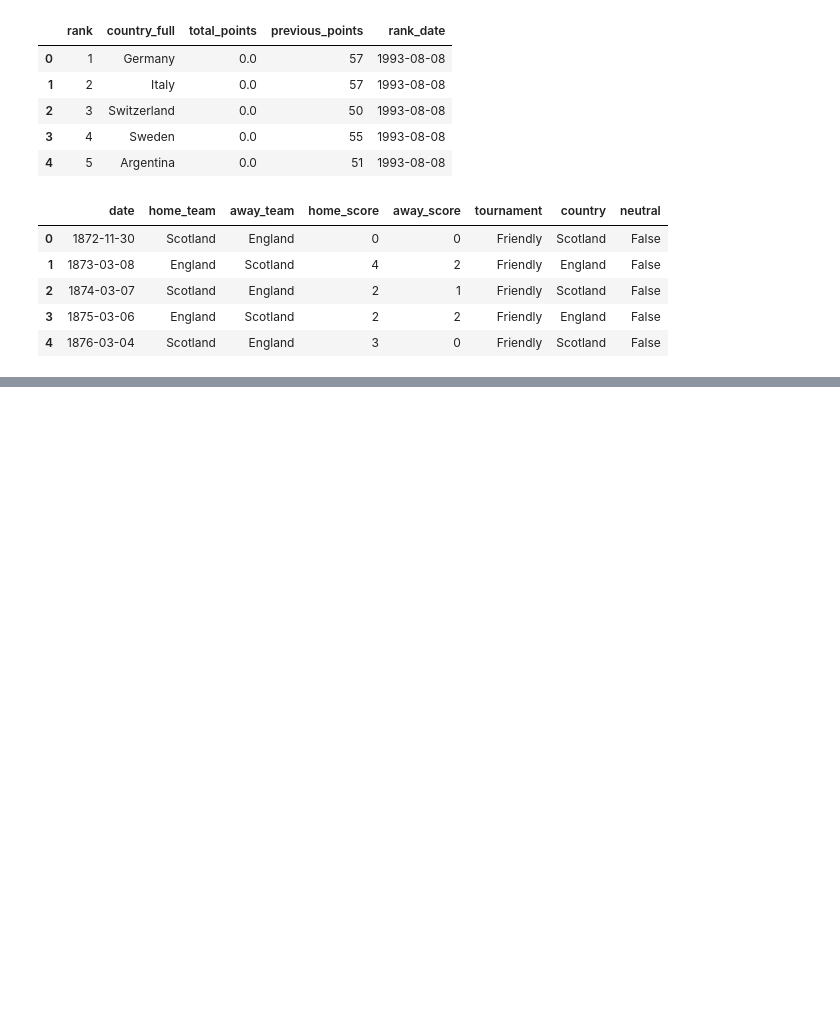
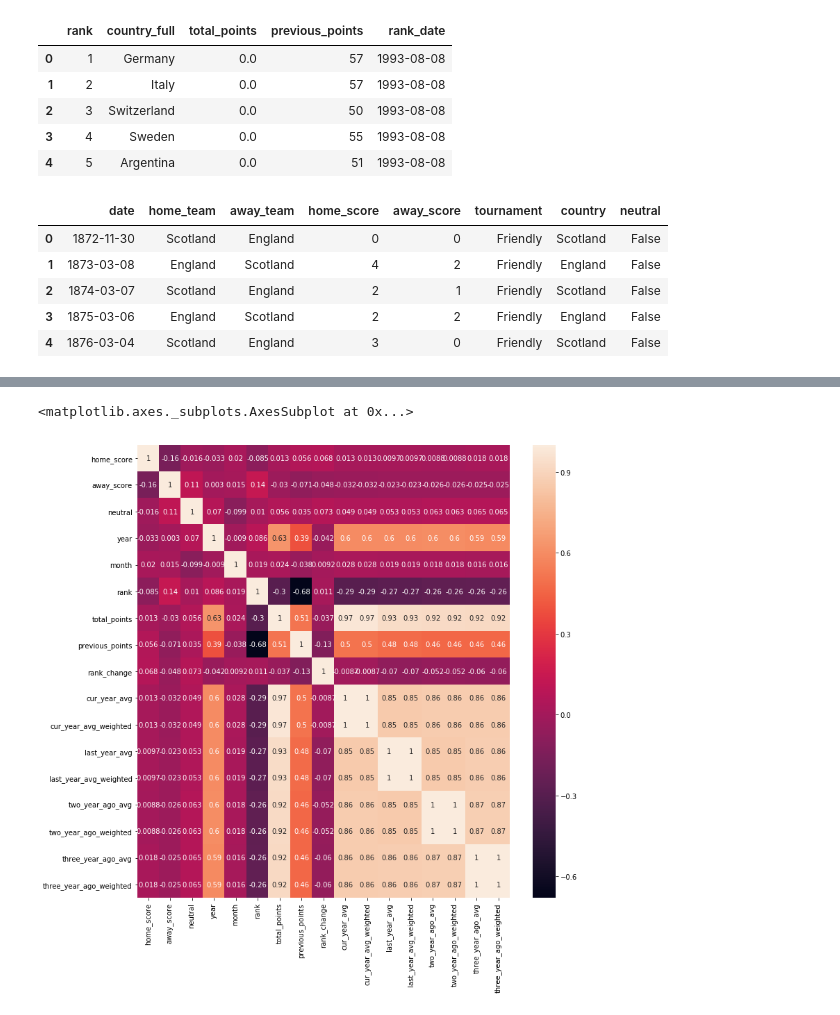
Before and after one commit to SamwelJane/Mchezopesa-Ltd-Football-analysis, a Jupyter notebook: Moringa_Data_Science_Core_W6_Independent_Project_2019_08_Samwel_Jane_Python_Notebook.ipynb, the cells around one changed output, grey strips where cells are left out. Cells and saved outputs as stored; diff of their text form; code cells hidden in the pictures; blank space fills up the shorter version.

```diff
--- a/Moringa_Data_Science_Core_W6_Independent_Project_2019_08_Samwel_Jane_Python_Notebook.ipynb
+++ b/Moringa_Data_Science_Core_W6_Independent_Project_2019_08_Samwel_Jane_Python_Notebook.ipynb
@@ -271,0 +274,14 @@ ValueError: ignored
+# %%
+# Ploting the bivariate summaries and recording our observations
+#
+
+f, ax = plt.subplots(figsize=(12, 12))
+corr = final.corr()
+sns.heatmap(corr,
+           xticklabels=corr.columns.values,
+           yticklabels=corr.columns.values,
+          annot = True)
+# year and total points have high correlation 0.63
+# %% [output]
+<matplotlib.axes._subplots.AxesSubplot at 0x...>
+[figure, added]
```
Also changed, not shown: parts of 59 cells of this notebook.
